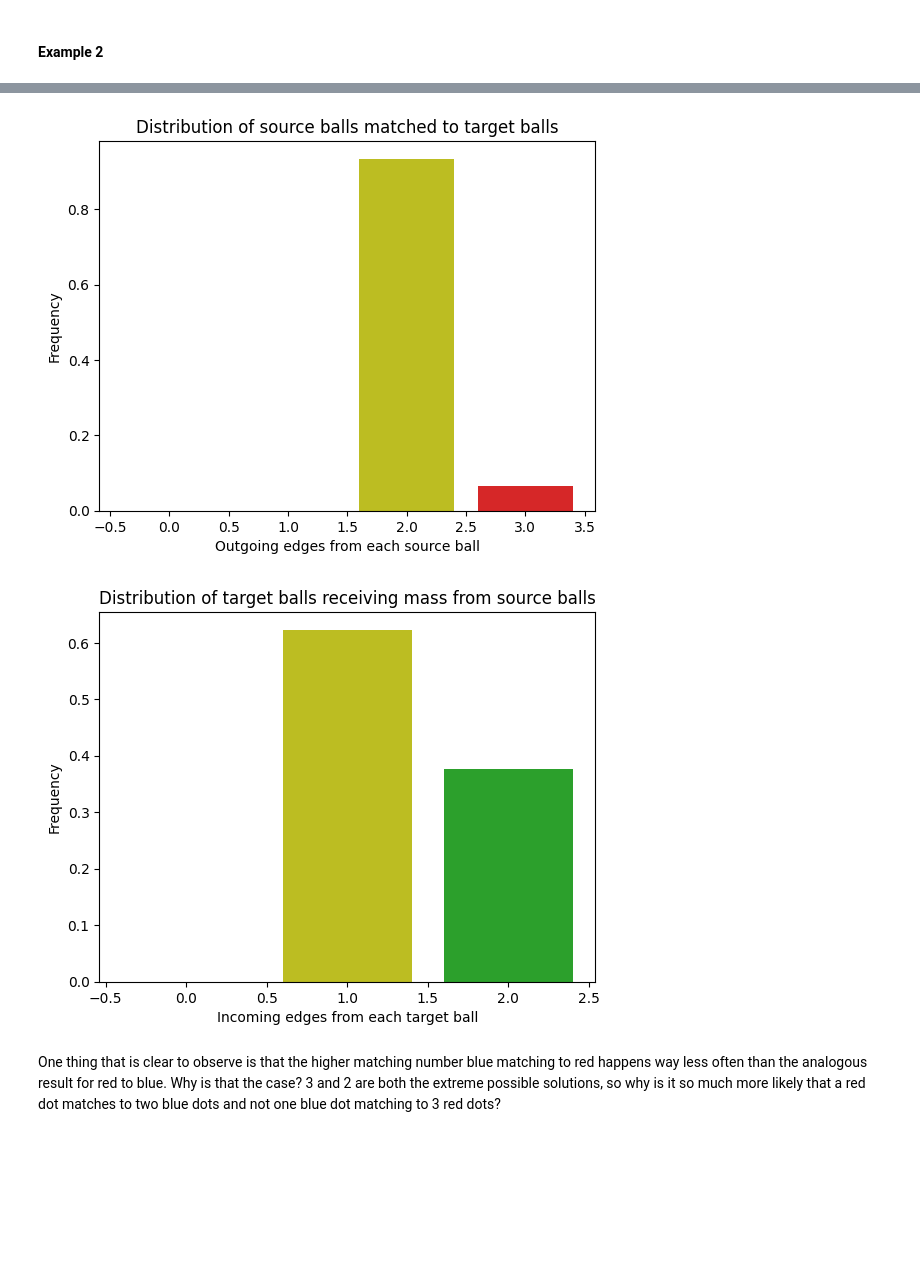
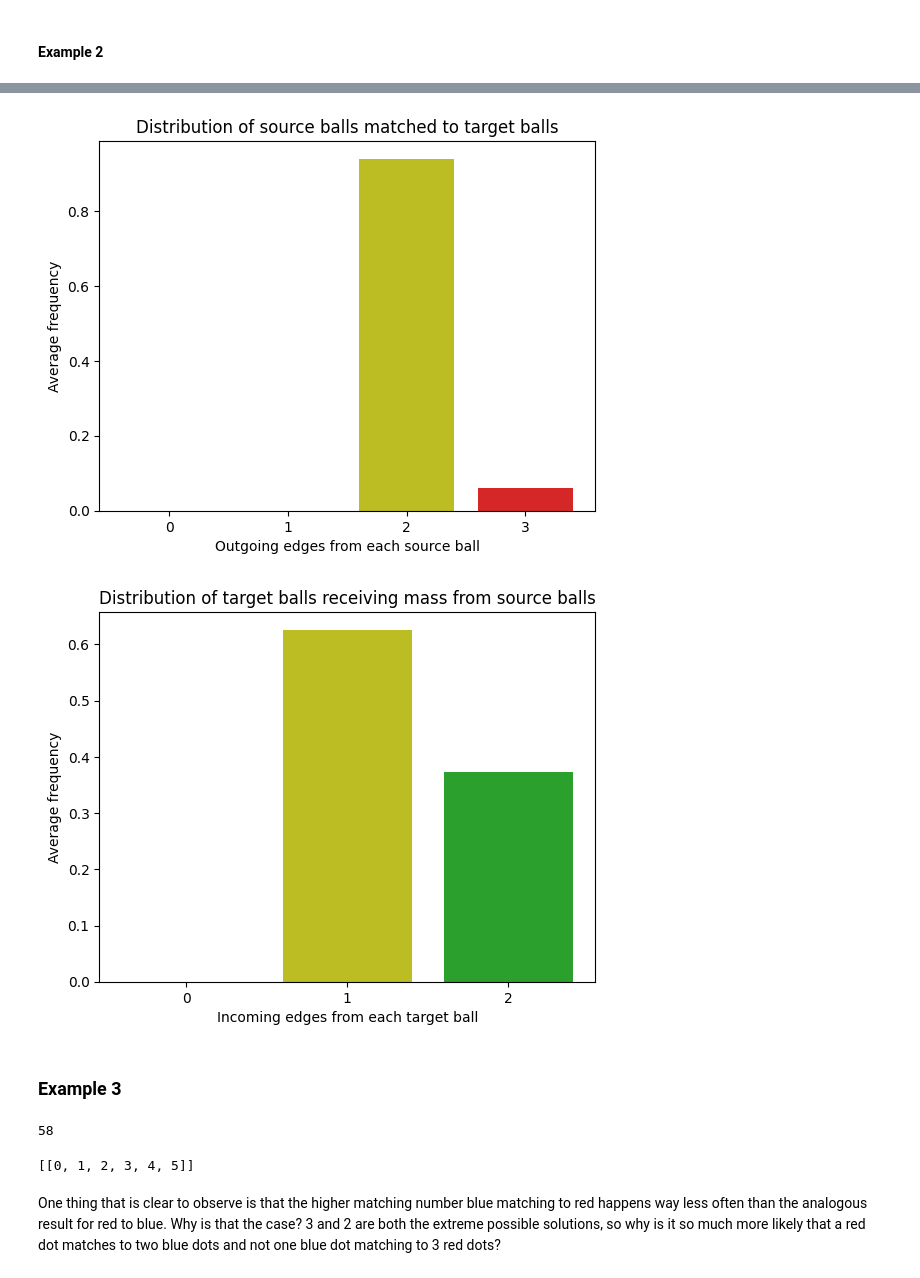
Before and after one commit to abjohnson117/OT_research, a Jupyter notebook: OT_match_stats.ipynb, the cells around one changed output, grey strips where cells are left out. Cells and saved outputs as stored; diff of their text form; code cells hidden in the pictures; blank space fills up the shorter version.

```diff
--- a/OT_match_stats.ipynb
+++ b/OT_match_stats.ipynb
@@ -137,22 +25,31 @@ array([[0.  , 0.  , 0.95, 0.05],
+# %%
+m,n = 30,20
+it = 200
+m_array, n_array, possible_m, possible_n = sim_OT(m,n,it)
 # %%
 avg_m_statistics = np.mean(m_array, axis=0)
 avg_n_statistics = np.mean(n_array, axis=0)
 # %%
 # fig, ax = plt.subplots()
 bar_colors=["tab:olive","tab:red"]
+# ins = np.where(avg_m_statistics > 1e-8)[0]
 plt.bar(possible_m,avg_m_statistics,color=bar_colors)
+plt.xticks(possible_m)
 plt.title("Distribution of source balls matched to target balls")
-plt.ylabel("Frequency")
+plt.ylabel("Average frequency")
 plt.xlabel("Outgoing edges from each source ball")
 plt.show()
 # %% [output]
-[figure, old version]
+[figure, new version]
 # %%
 bar_colors=["tab:green","tab:olive"]
 plt.bar(possible_n,avg_n_statistics,color=bar_colors)
+plt.xticks(possible_n)
 plt.title("Distribution of target balls receiving mass from source balls")
-plt.ylabel("Frequency")
+plt.ylabel("Average frequency")
 plt.xlabel("Incoming edges from each target ball")
 plt.show()
 # %% [output]
-[figure, old version]
+[figure, new version]
+# %% [markdown]
+### Example 3
@@ -159,3 +64,11 @@ plt.show()
+# %%
+len(avg_n_statistics)
+# %% [output]
+58
+# %%
+[possible_n]
+# %% [output]
+[[0, 1, 2, 3, 4, 5]]
 # %% [markdown]
 One thing that is clear to observe is that the higher matching number blue matching to red happens way less often than the analogous result for red to blue. Why is that the case? 3 and 2 are both the extreme possible solutions, so why is it so much more likely that a red dot matches to two blue dots and not one blue dot matching to 3 red dots?
 # %% [markdown]
```
Also changed, not shown: parts of 13 cells of this notebook, 1 other file.
